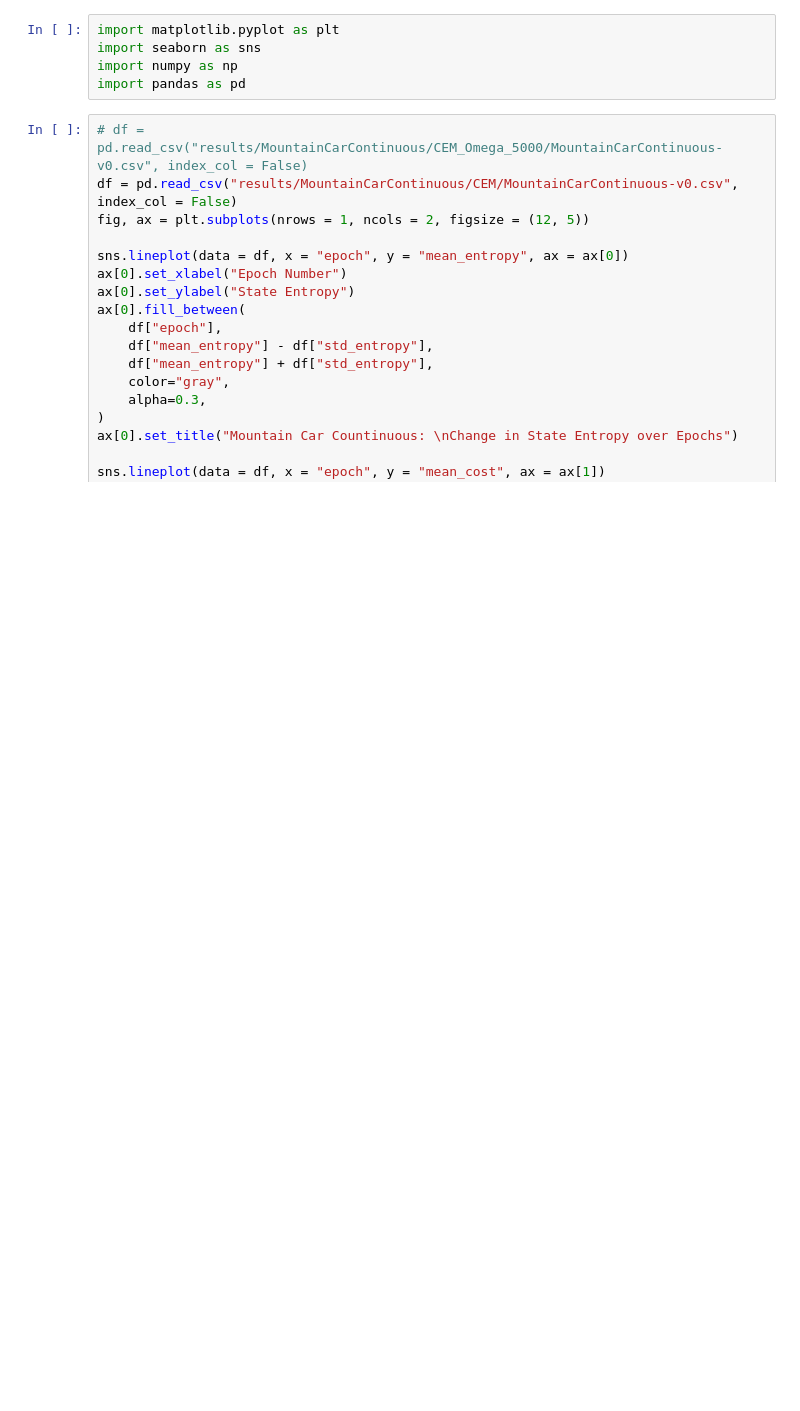
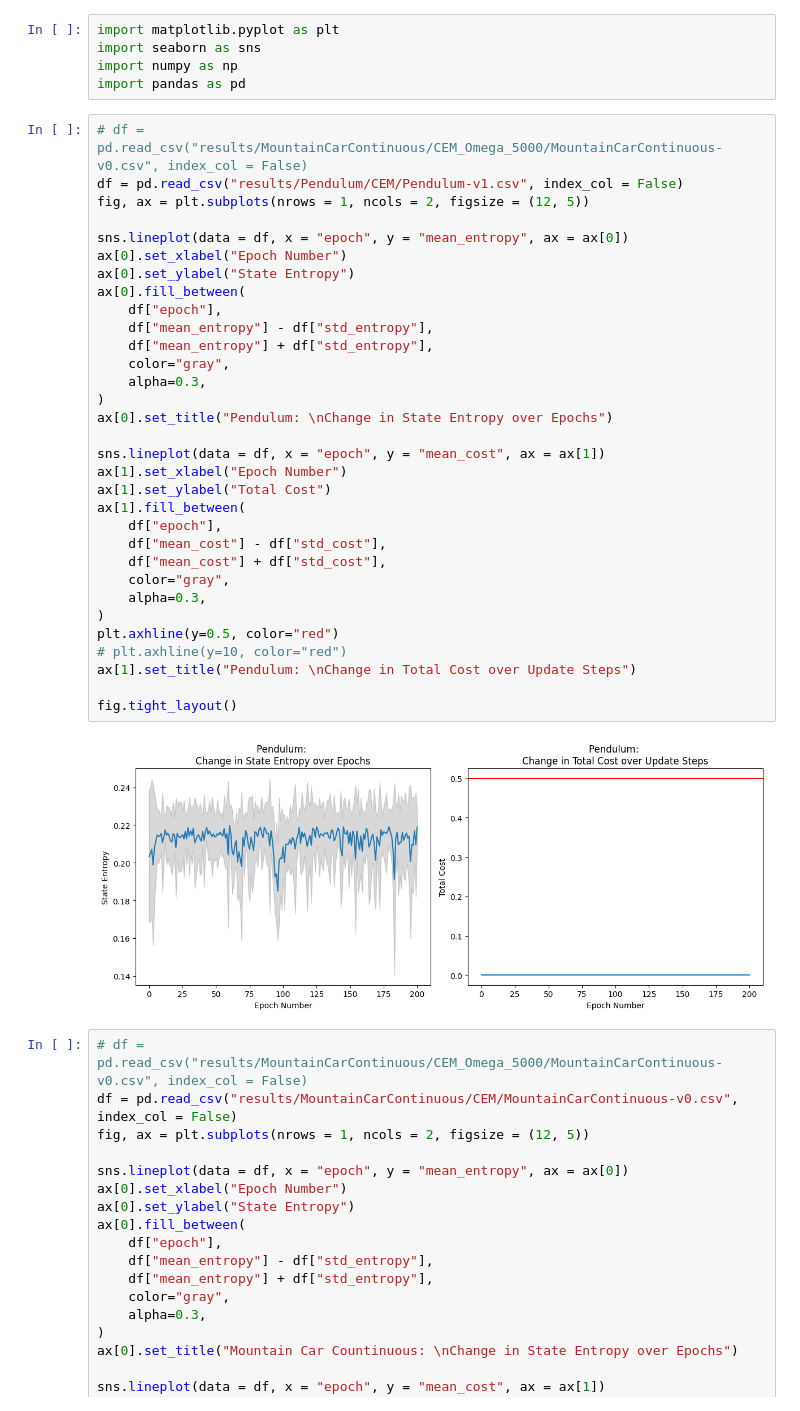
Before and after one commit to micobruh/safe-rl, a Jupyter notebook: visualization.ipynb, the cells around one changed output. Drawn from its saved outputs; the diff is of its cells as text; blank space fills up the shorter version.

```diff
--- a/visualization.ipynb
+++ b/visualization.ipynb
@@ -3,6 +3,40 @@ import matplotlib.pyplot as plt
 import seaborn as sns
 import numpy as np
 import pandas as pd
+# %%
+# df = pd.read_csv("results/MountainCarContinuous/CEM_Omega_5000/MountainCarContinuous-v0.csv", index_col = False)
+df = pd.read_csv("results/Pendulum/CEM/Pendulum-v1.csv", index_col = False)
+fig, ax = plt.subplots(nrows = 1, ncols = 2, figsize = (12, 5))
+
+sns.lineplot(data = df, x = "epoch", y = "mean_entropy", ax = ax[0])
+ax[0].set_xlabel("Epoch Number")
+ax[0].set_ylabel("State Entropy")
+ax[0].fill_between(
+    df["epoch"],
+    df["mean_entropy"] - df["std_entropy"],
+    df["mean_entropy"] + df["std_entropy"],
+    color="gray",
+    alpha=0.3,
+)
+ax[0].set_title("Pendulum: \nChange in State Entropy over Epochs")
+
+sns.lineplot(data = df, x = "epoch", y = "mean_cost", ax = ax[1])
+ax[1].set_xlabel("Epoch Number")
+ax[1].set_ylabel("Total Cost")
+ax[1].fill_between(
+    df["epoch"],
+    df["mean_cost"] - df["std_cost"],
+    df["mean_cost"] + df["std_cost"],
+    color="gray",
+    alpha=0.3,
+)
+plt.axhline(y=0.5, color="red")
+# plt.axhline(y=10, color="red")
+ax[1].set_title("Pendulum: \nChange in Total Cost over Update Steps")
+
+fig.tight_layout()
+# %% [output]
+[figure, added]
 # %%
 # df = pd.read_csv("results/MountainCarContinuous/CEM_Omega_5000/MountainCarContinuous-v0.csv", index_col = False)
 df = pd.read_csv("results/MountainCarContinuous/CEM/MountainCarContinuous-v0.csv", index_col = False)
```
Also changed, not shown: 34 other files.
